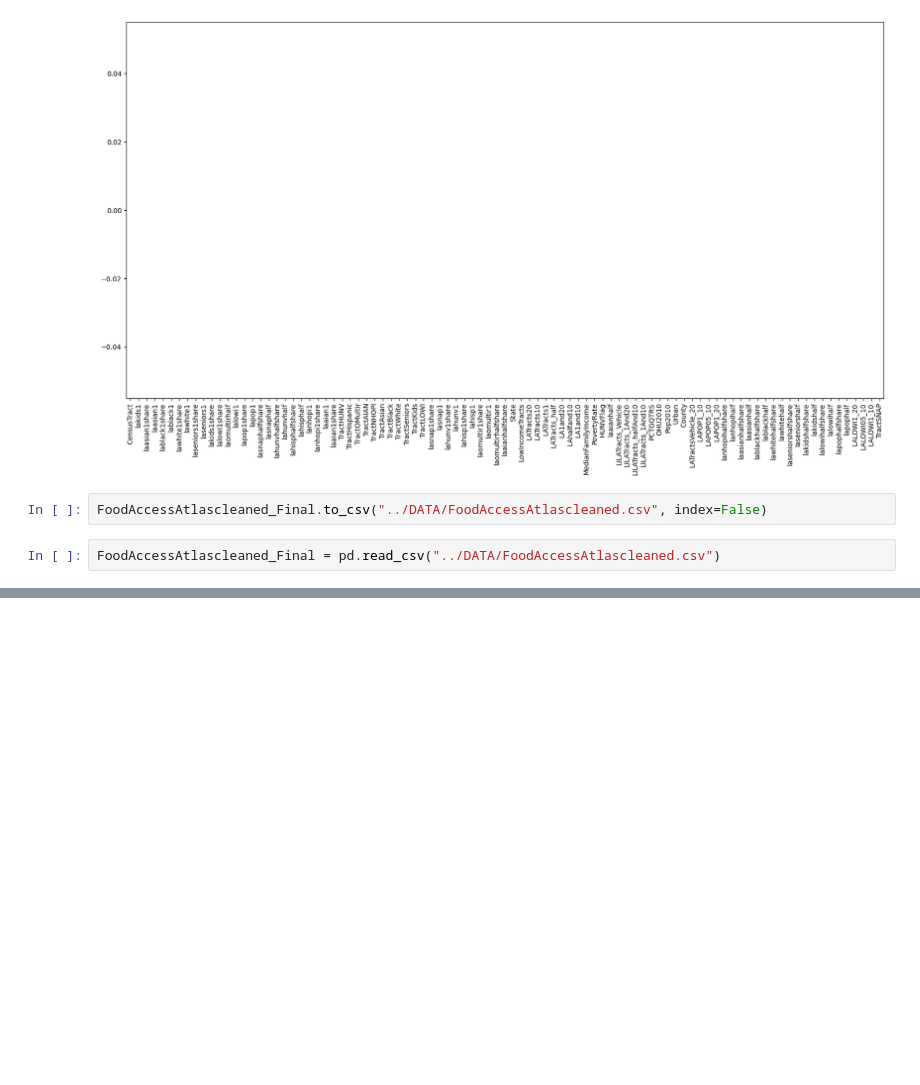
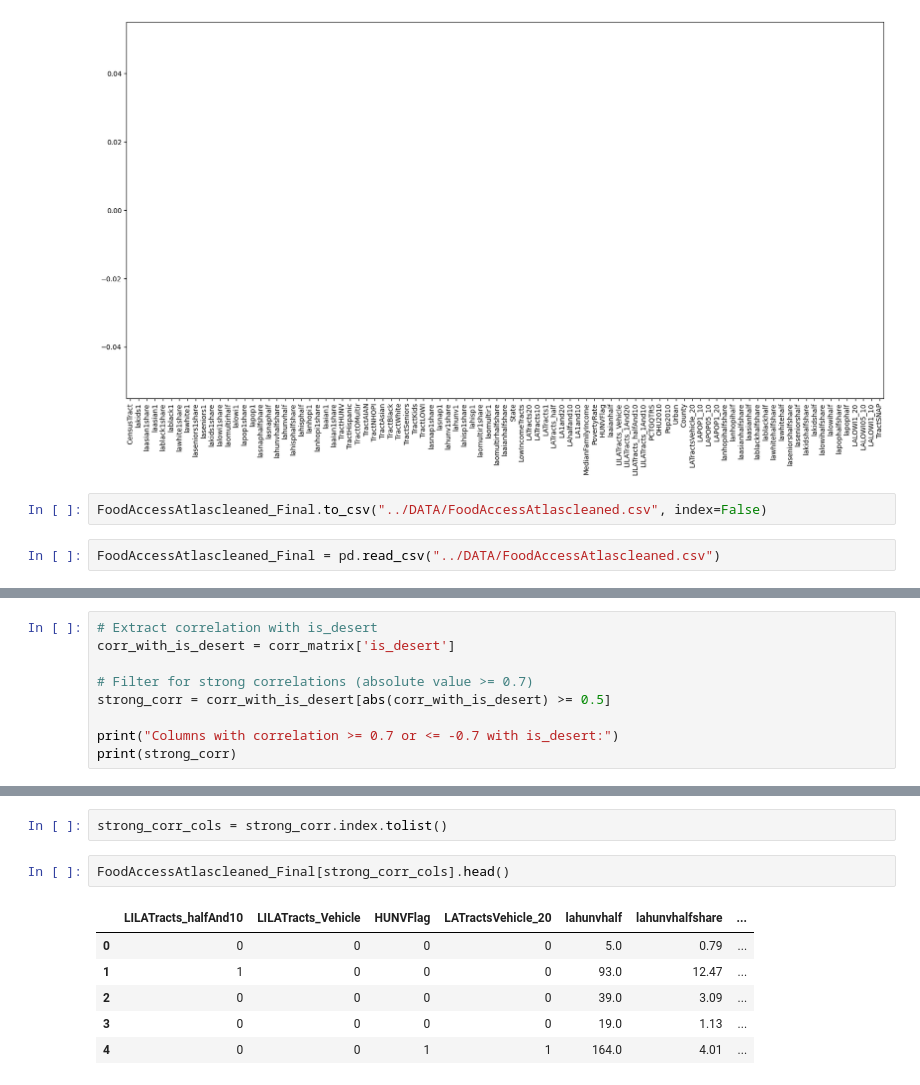
Before and after one commit to Sarfarazzzzz/DSA-Datathon-2025, a Jupyter notebook: notebooks/EDA.ipynb, the cells around one changed output, grey strips where cells are left out. Cells and saved outputs as stored; diff of their text form; blank space fills up the shorter version.

```diff
--- a/notebooks/EDA.ipynb
+++ b/notebooks/EDA.ipynb
@@ -436,0 +510,9 @@ Length: 93, dtype: int64
+# %%
+# Extract correlation with is_desert
+corr_with_is_desert = corr_matrix['is_desert']
+
+# Filter for strong correlations (absolute value >= 0.7)
+strong_corr = corr_with_is_desert[abs(corr_with_is_desert) >= 0.5]
+
+print("Columns with correlation >= 0.7 or <= -0.7 with is_desert:")
+print(strong_corr)
@@ -436,0 +531,11 @@ Length: 93, dtype: int64
+# %%
+strong_corr_cols = strong_corr.index.tolist()
+# %%
+FoodAccessAtlascleaned_Final[strong_corr_cols].head()
+# %% [output]
+|  | LILATracts_halfAnd10 | LILATracts_Vehicle | HUNVFlag | LATractsVehicle_20 | lahunvhalf | lahunvhalfshare | ... |
+| 0 | 0 | 0 | 0 | 0 | 5.0 | 0.79 | ... |
+| 1 | 1 | 0 | 0 | 0 | 93.0 | 12.47 | ... |
+| 2 | 0 | 0 | 0 | 0 | 39.0 | 3.09 | ... |
+| 3 | 0 | 0 | 0 | 0 | 19.0 | 1.13 | ... |
+| 4 | 0 | 0 | 1 | 1 | 164.0 | 4.01 | ... |
```
Also changed, not shown: parts of 23 cells of this notebook, 2 other files.
